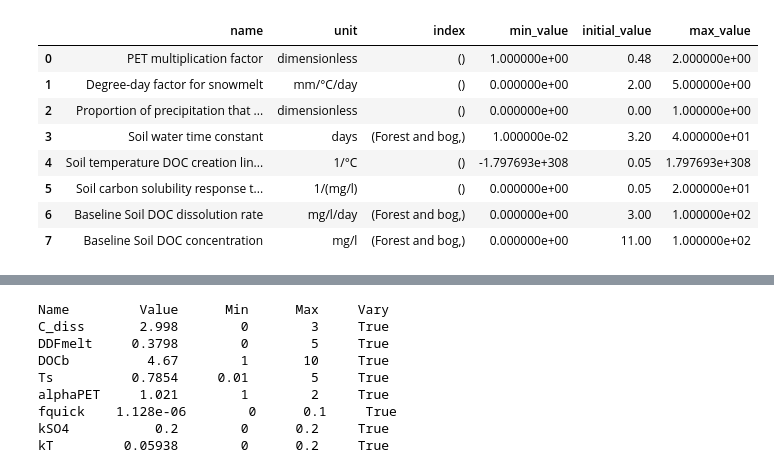
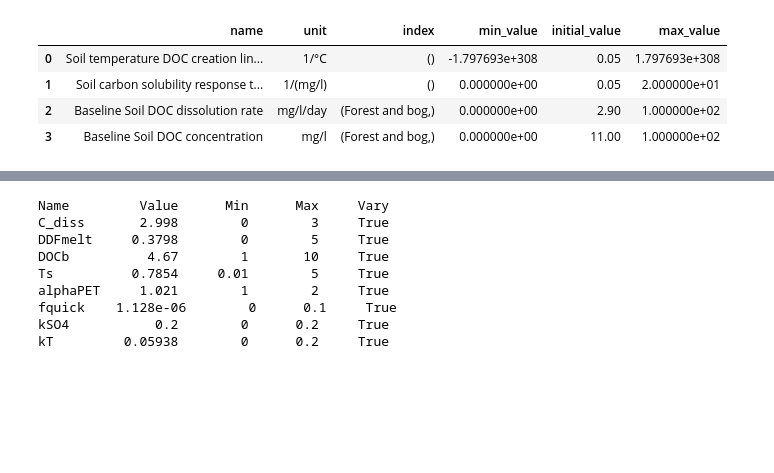
Before and after one commit to NIVANorge/Mobius, a Jupyter notebook: PythonWrapper/RegionalSimplyC/SimplyC_calibration_regional.ipynb, the cells around one changed output, grey strips where cells are left out. Cells and saved outputs as stored; diff of their text form; code cells hidden in the pictures; blank space fills up the shorter version.

```diff
--- a/PythonWrapper/RegionalSimplyC/SimplyC_calibration_regional.ipynb
+++ b/PythonWrapper/RegionalSimplyC/SimplyC_calibration_regional.ipynb
@@ -82,24 +74,20 @@ Number of observations: 1017
 # %%
 # Get params to be calibrated
 vars = [
-    2, 6,                #hydrology-related
-    9, 16,               #hydrology-related
+    #2, 6,                #hydrology-related
+    #9, 16,               #hydrology-related
     #21, 22,              #lake-related (Storgama only)
     26, 27, 28, 29       #carbon-related
 ]
 
 calib_df = param_df.loc[vars].reset_index(drop=True)
 calib_df
 # %% [output]
 |  | name | unit | index | min_value | initial_value | max_value |
-| 0 | PET multiplication factor | dimensionless | () | 1.000000e+00 | 0.48 | 2.000000e+00 |
-| 1 | Degree-day factor for snowmelt | mm/°C/day | () | 0.000000e+00 | 2.00 | 5.000000e+00 |
-| 2 | Proportion of precipitation that ... | dimensionless | () | 0.000000e+00 | 0.00 | 1.000000e+00 |
-| 3 | Soil water time constant | days | (Forest and bog,) | 1.000000e-02 | 3.20 | 4.000000e+01 |
-| 4 | Soil temperature DOC creation lin... | 1/°C | () | -1.797693e+308 | 0.05 | 1.797693e+308 |
-| 5 | Soil carbon solubility response t... | 1/(mg/l) | () | 0.000000e+00 | 0.05 | 2.000000e+01 |
-| 6 | Baseline Soil DOC dissolution rate | mg/l/day | (Forest and bog,) | 0.000000e+00 | 3.00 | 1.000000e+02 |
-| 7 | Baseline Soil DOC concentration | mg/l | (Forest and bog,) | 0.000000e+00 | 11.00 | 1.000000e+02 |
+| 0 | Soil temperature DOC creation lin... | 1/°C | () | -1.797693e+308 | 0.05 | 1.797693e+308 |
+| 1 | Soil carbon solubility response t... | 1/(mg/l) | () | 0.000000e+00 | 0.05 | 2.000000e+01 |
+| 2 | Baseline Soil DOC dissolution rate | mg/l/day | (Forest and bog,) | 0.000000e+00 | 2.90 | 1.000000e+02 |
+| 3 | Baseline Soil DOC concentration | mg/l | (Forest and bog,) | 0.000000e+00 | 11.00 | 1.000000e+02 |
 # %%
 # Add 'short_name' column for calibrating parameters
 calib_df['short_name'] = [
```
Also changed, not shown: parts of 7 cells of this notebook, 16 other files.
